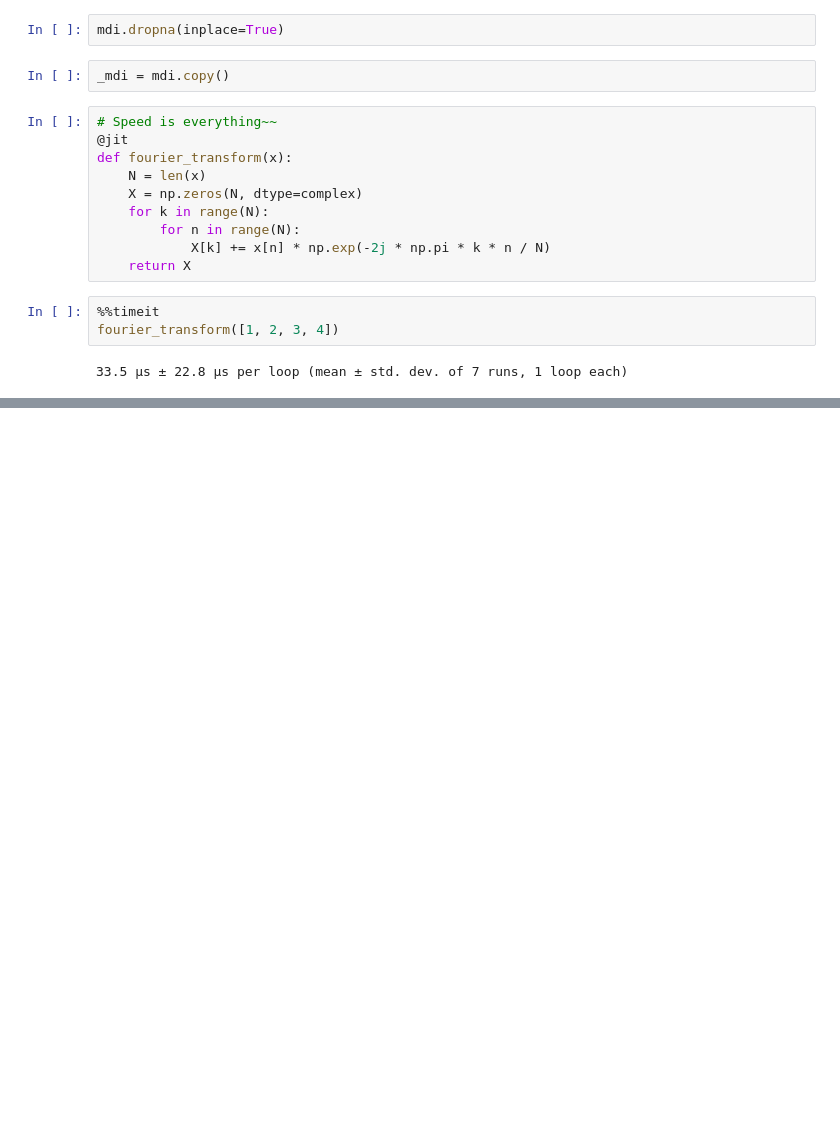
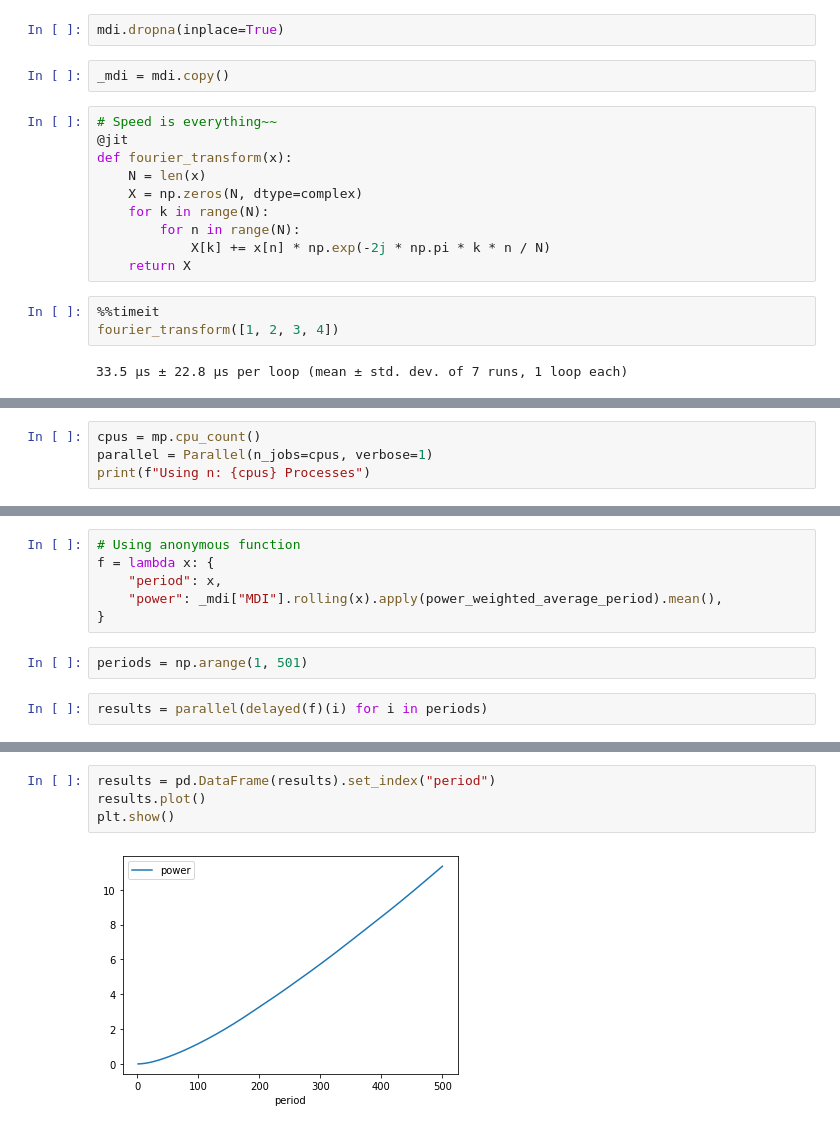
Before and after one commit to dudals3844/Trend-Following-WIth-Managed-Futures, a Jupyter notebook: 05_Chapter/Divergence and the Tradability of Trend.ipynb, the cells around one changed output, grey strips where cells are left out. Cells and saved outputs as stored; diff of their text form; blank space fills up the shorter version.

```diff
--- a/05_Chapter/Divergence and the Tradability of Trend.ipynb
+++ b/05_Chapter/Divergence and the Tradability of Trend.ipynb
@@ -226,0 +235,4 @@ a, b = power_weighted_average_period(_mdi["MDI"])
+# %%
+cpus = mp.cpu_count()
+parallel = Parallel(n_jobs=cpus, verbose=1)
+print(f"Using n: {cpus} Processes")
@@ -226,0 +241,10 @@ a, b = power_weighted_average_period(_mdi["MDI"])
+# %%
+# Using anonymous function
+f = lambda x: {
+    "period": x,
+    "power": _mdi["MDI"].rolling(x).apply(power_weighted_average_period).mean(),
+}
+# %%
+periods = np.arange(1, 501)
+# %%
+results = parallel(delayed(f)(i) for i in periods)
@@ -226,0 +256,6 @@ a, b = power_weighted_average_period(_mdi["MDI"])
+# %%
+results = pd.DataFrame(results).set_index("period")
+results.plot()
+plt.show()
+# %% [output]
+[figure, added]
```
Also changed, not shown: parts of 14 cells of this notebook.
